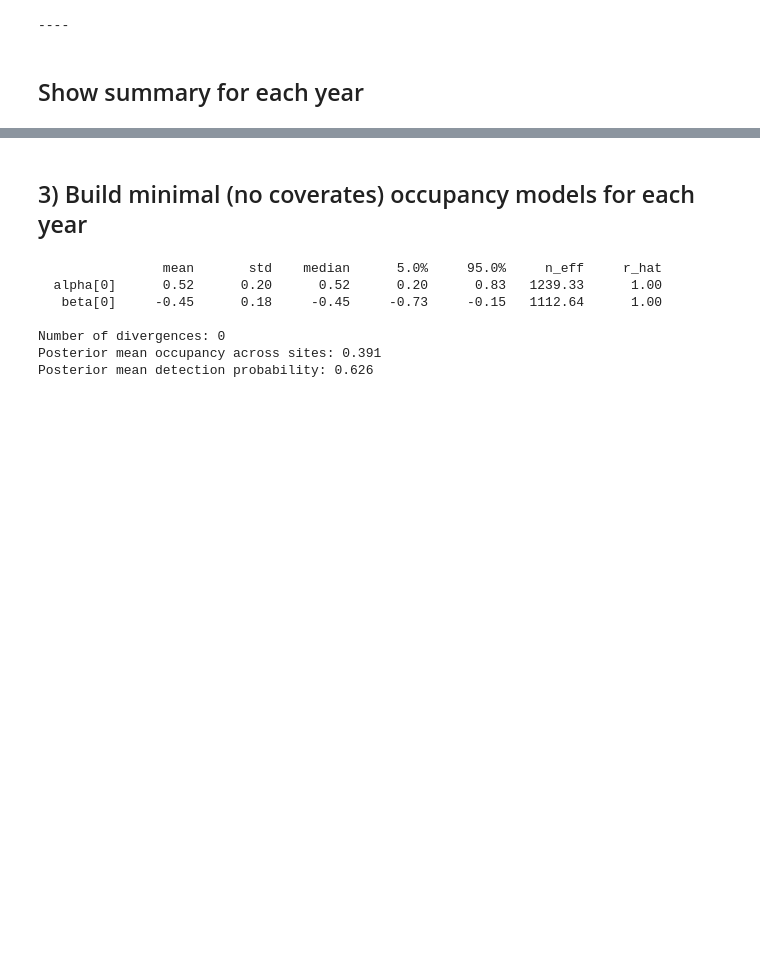
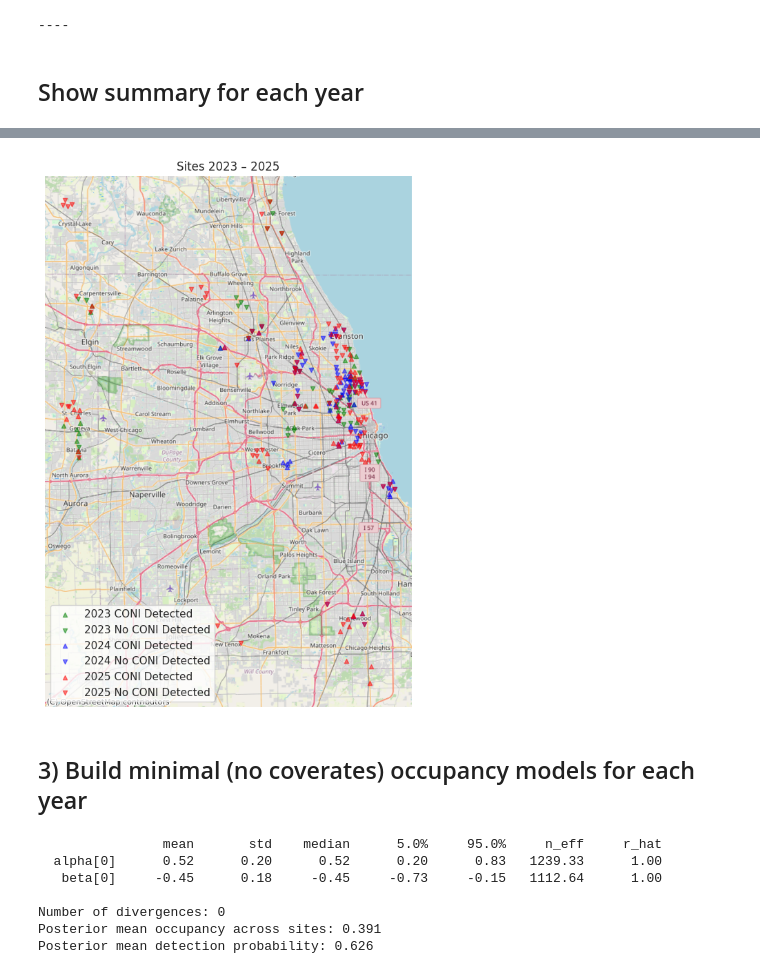
Before and after one commit to stymo/notebooks, a Jupyter notebook: Chicago_Nighthawk_Project_Occupancy_Modeling_Analysis_Maps.ipynb, the cells around one changed output, grey strips where cells are left out. Saved outputs shown, nothing was run; the diff lists cells and outputs as text; code cells hidden in the pictures; blank space fills up the shorter version.

```diff
--- a/Chicago_Nighthawk_Project_Occupancy_Modeling_Analysis_Maps.ipynb
+++ b/Chicago_Nighthawk_Project_Occupancy_Modeling_Analysis_Maps.ipynb
@@ -377,3 +269,78 @@ plt.show()
+# %%
+import pandas as pd
+import numpy as np
+import geopandas as gpd
+import matplotlib.pyplot as plt
+import contextily as cx
+
+# Bounding box around Chicago
+lat_min, lat_max = 41.6, 42.1
+lon_min, lon_max = -88.0, -87.4
+
+# Convert to GeoDataFrames
+gdf_2023 = gpd.GeoDataFrame(
+    obs_geo_23,
+    geometry=gpd.points_from_xy(obs_geo_23['Longitude'], obs_geo_23['Latitude']),
+    crs="EPSG:4326"
+)
+
+gdf_2024 = gpd.GeoDataFrame(
+    obs_geo_24,
+    geometry=gpd.points_from_xy(obs_geo_24['Longitude'], obs_geo_24['Latitude']),
+    crs="EPSG:4326"
+)
+
+gdf_2025 = gpd.GeoDataFrame(
+    obs_geo_25,
+    geometry=gpd.points_from_xy(obs_geo_25['Longitude'], obs_geo_25['Latitude']),
+    crs="EPSG:4326"
+)
+
+# Convert to Web Mercator for basemap tiles
+gdf_2023 = gdf_2023.to_crs(epsg=3857)
+gdf_2024 = gdf_2024.to_crs(epsg=3857)
+gdf_2025 = gdf_2025.to_crs(epsg=3857)
+
+
+# Plot
+fig, ax = plt.subplots(figsize=(10,10))
+
+# Define colors for each year
+year_colors = {
+    "2023": "green",
+    "2024": "blue",
+    "2025": "red"
+}
+
+# Process and plot for each year
+for year_label, gdf_year in {"2023": gdf_2023, "2024": gdf_2024, "2025": gdf_2025}.items():
+    color = year_colors[year_label]
+
+    # Determine positive observations (any 1 in columns A, B, or C)
+    positive_obs_mask = (gdf_year['A'] == 1) | (gdf_year['B'] == 1) | (gdf_year['C'] == 1)
+
+    # Plot positive observations with '+' marker
+    if not gdf_year[positive_obs_mask].empty:
+        gdf_year[positive_obs_mask].plot(
+            ax=ax, color=color, markersize=20, alpha=0.5, label=f"{year_label} CONI Detected", marker='^'
+        )
+
+    # Plot negative observations with '-' marker
+    if not gdf_year[~positive_obs_mask].empty:
+        gdf_year[~positive_obs_mask].plot(
+            ax=ax, color=color, markersize=20, alpha=0.5, label=f"{year_label} No CONI Detected", marker='v'
+        )
+
+# Add basemap
+cx.add_basemap(ax, source=cx.providers.OpenStreetMap.Mapnik)
+
+ax.legend()
+ax.set_axis_off()
+plt.title("Sites 2023 – 2025")
+
+plt.show()
+# %% [output]
+[figure, added]
 # %% [markdown]
 ## 3) Build minimal (no coverates) occupancy models for each year
 # %%
```
Also changed, not shown: parts of 11 cells of this notebook.
